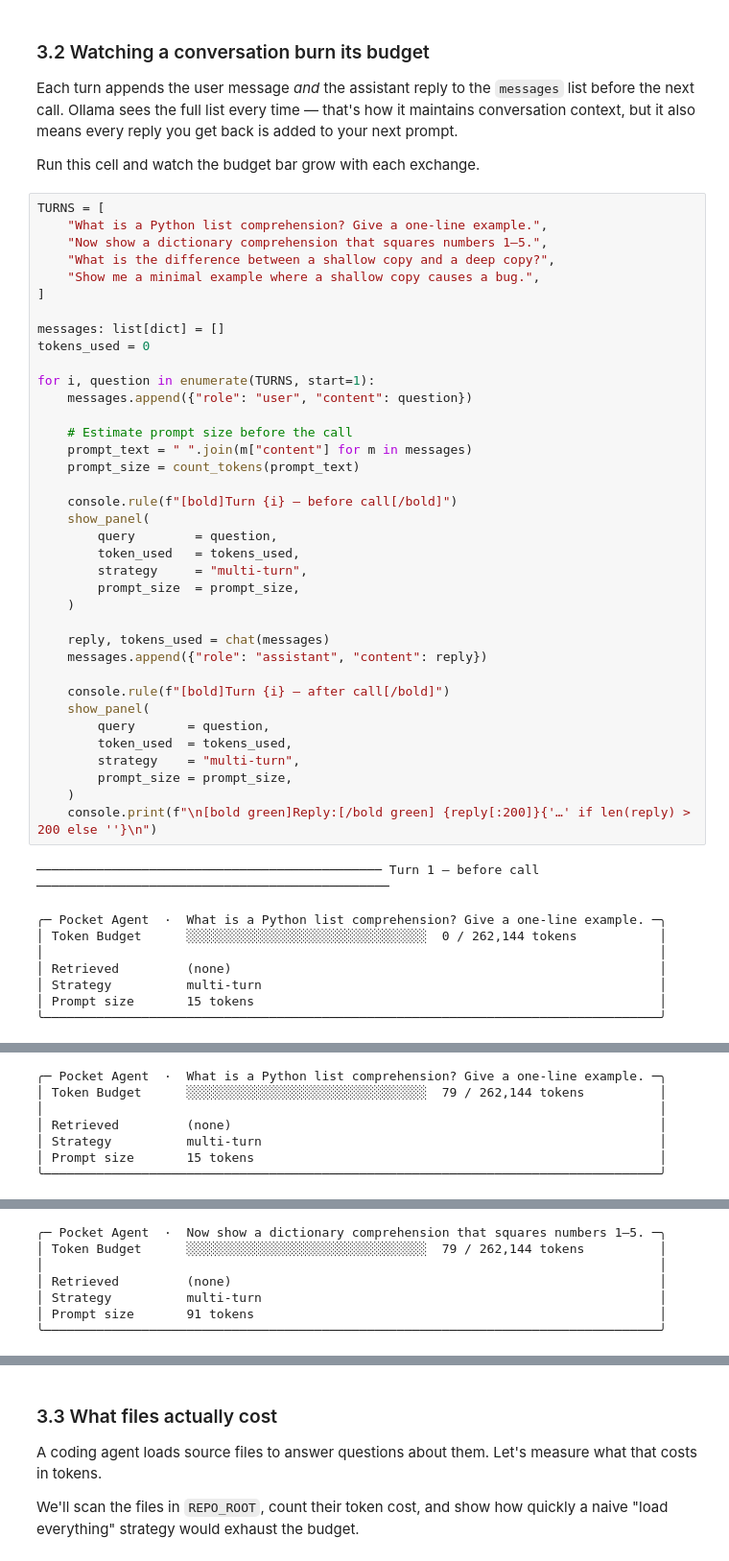
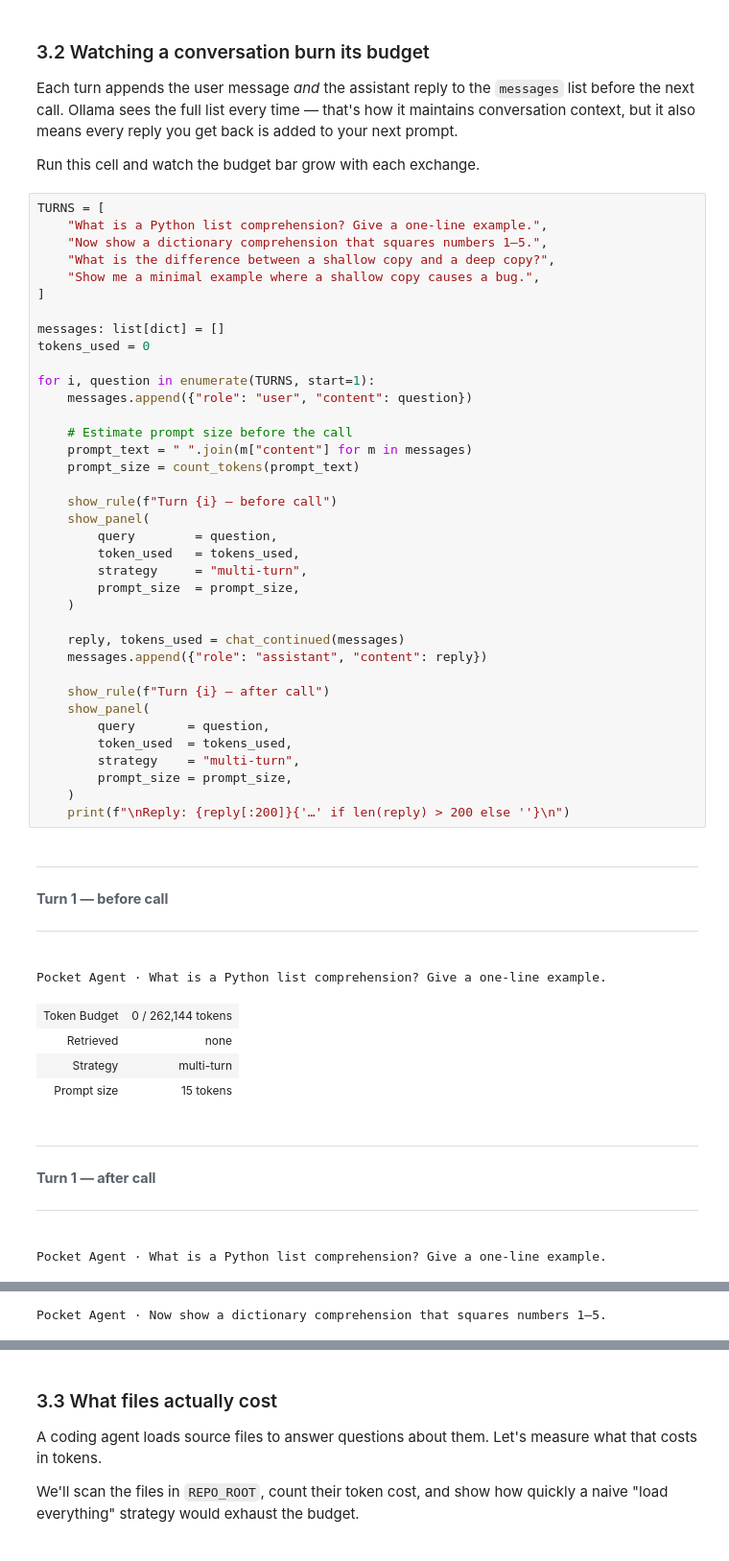
Before and after one commit to alankarmisra/pocket-agent, a Jupyter notebook: pocket_agent.ipynb, the cells around one changed output, grey strips where cells are left out. Shown at 96% size. Drawn from its saved outputs; the diff is of its cells as text.

```diff
--- a/pocket_agent.ipynb
+++ b/pocket_agent.ipynb
@@ -530,42 +576,42 @@ TURNS = [
     "What is the difference between a shallow copy and a deep copy?",
     "Show me a minimal example where a shallow copy causes a bug.",
 ]
 
 messages: list[dict] = []
 tokens_used = 0
 
 for i, question in enumerate(TURNS, start=1):
     messages.append({"role": "user", "content": question})
 
     # Estimate prompt size before the call
     prompt_text = " ".join(m["content"] for m in messages)
     prompt_size = count_tokens(prompt_text)
 
-    console.rule(f"[bold]Turn {i} — before call[/bold]")
+    show_rule(f"Turn {i} — before call")
     show_panel(
         query        = question,
         token_used   = tokens_used,
         strategy     = "multi-turn",
         prompt_size  = prompt_size,
     )
 
-    reply, tokens_used = chat(messages)
+    reply, tokens_used = chat_continued(messages)
     messages.append({"role": "assistant", "content": reply})
 
-    console.rule(f"[bold]Turn {i} — after call[/bold]")
+    show_rule(f"Turn {i} — after call")
     show_panel(
         query       = question,
         token_used  = tokens_used,
         strategy    = "multi-turn",
         prompt_size = prompt_size,
     )
-    console.print(f"\n[bold green]Reply:[/bold green] {reply[:200]}{'…' if len(reply) > 200 else ''}\n")
+    print(f"\nReply: {reply[:200]}{'…' if len(reply) > 200 else ''}\n")
 # %% [output]
+Turn 1 — before call
-────────────────────────────────────────────── Turn 1 — before call ───────────────────────────────────────────────
+Pocket Agent · What is a Python list comprehension? Give a one-line example.
+| Token Budget | 0 / 262,144 tokens |
+| Retrieved | none |
+| Strategy | multi-turn |
+| Prompt size | 15 tokens |
+Turn 1 — after call
-╭─ Pocket Agent  ·  What is a Python list comprehension? Give a one-line example. ─╮
-│ Token Budget      ░░░░░░░░░░░░░░░░░░░░░░░░░░░░░░░░  0 / 262,144 tokens           │
-│                                                                                  │
-│ Retrieved         (none)                                                         │
-│ Strategy          multi-turn                                                     │
-│ Prompt size       15 tokens                                                      │
-╰──────────────────────────────────────────────────────────────────────────────────╯
+Pocket Agent · What is a Python list comprehension? Give a one-line example.
@@ -573,7 +627 @@ for i, question in enumerate(TURNS, start=1):
-╭─ Pocket Agent  ·  What is a Python list comprehension? Give a one-line example. ─╮
-│ Token Budget      ░░░░░░░░░░░░░░░░░░░░░░░░░░░░░░░░  79 / 262,144 tokens          │
-│                                                                                  │
-│ Retrieved         (none)                                                         │
-│ Strategy          multi-turn                                                     │
-│ Prompt size       15 tokens                                                      │
-╰──────────────────────────────────────────────────────────────────────────────────╯
+Pocket Agent · Now show a dictionary comprehension that squares numbers 1–5.
@@ -586,7 +634,0 @@ an iterable (optionally filtering items with a condition).
-╭─ Pocket Agent  ·  Now show a dictionary comprehension that squares numbers 1–5. ─╮
-│ Token Budget      ░░░░░░░░░░░░░░░░░░░░░░░░░░░░░░░░  79 / 262,144 tokens          │
-│                                                                                  │
-│ Retrieved         (none)                                                         │
-│ Strategy          multi-turn                                                     │
-│ Prompt size       91 tokens                                                      │
-╰──────────────────────────────────────────────────────────────────────────────────╯
```
Also changed, not shown: parts of 66 cells of this notebook, 5 other files.
